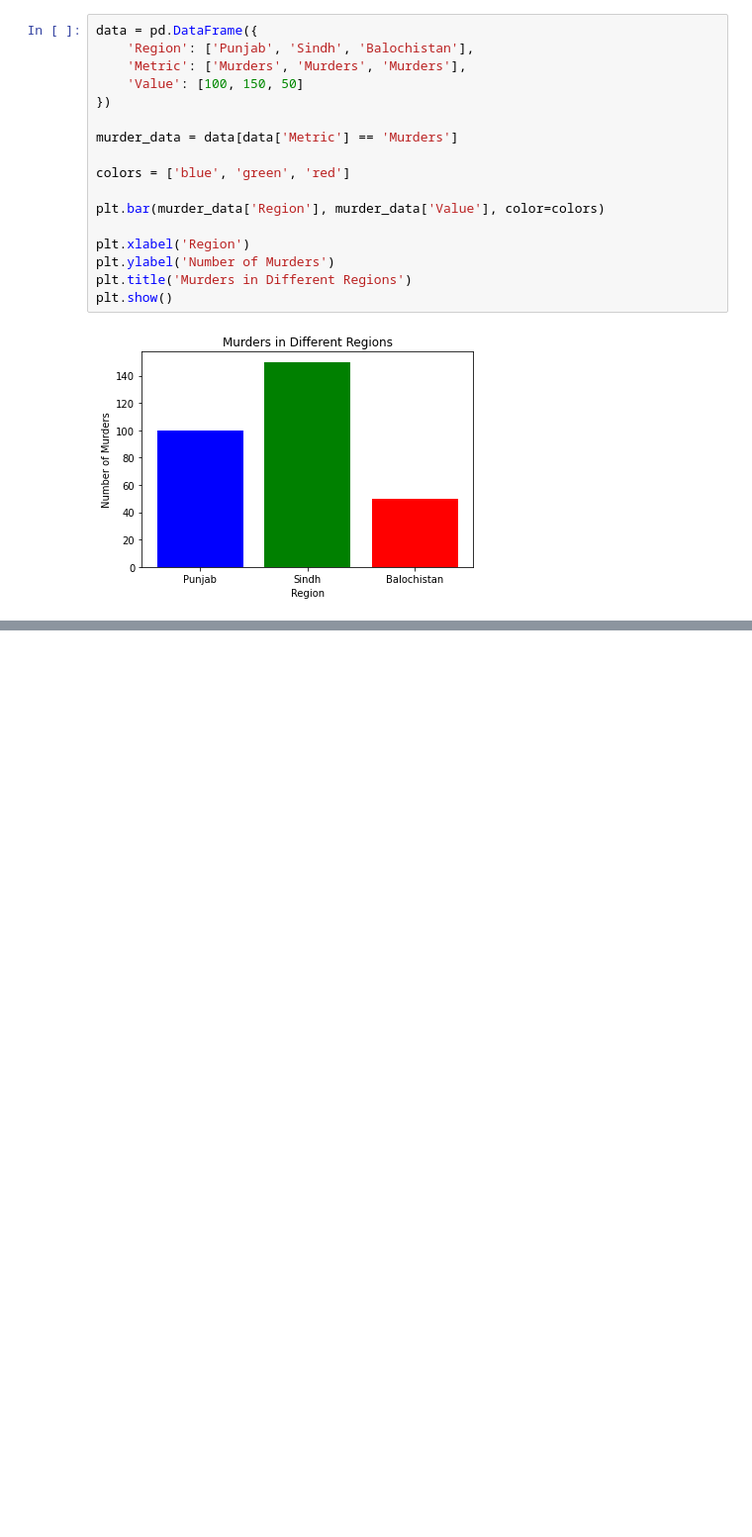
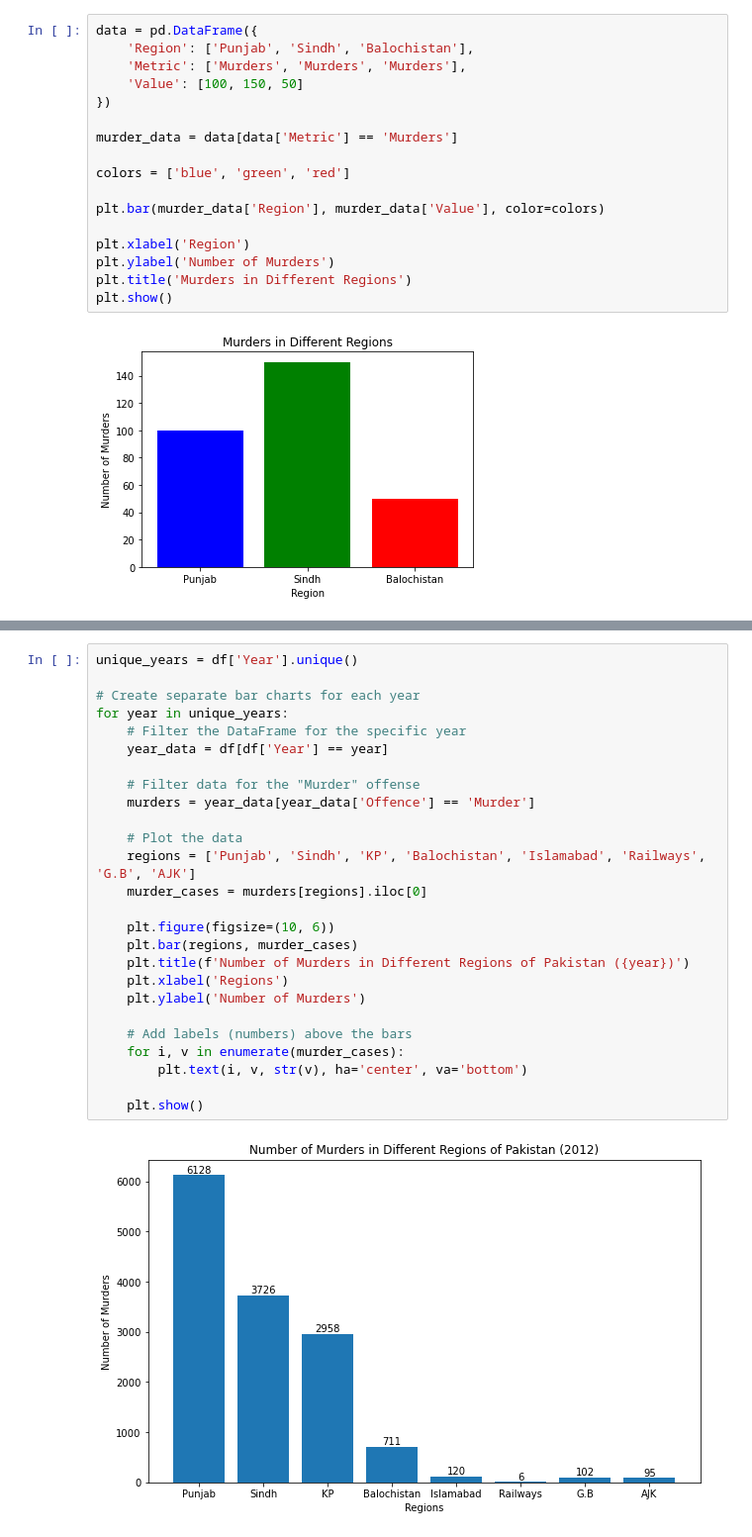
Before and after one commit to HassanFareedMughal/Big-Data-Analysis-on-Crimes, a Jupyter notebook: DSA Project.ipynb, the cells around one changed output, grey strips where cells are left out. Shown: that part at 99% size. Saved outputs shown, nothing was run; the diff lists cells and outputs as text; blank space fills up the shorter version.

```diff
--- a/DSA Project.ipynb
+++ b/DSA Project.ipynb
@@ -131,0 +151,28 @@ plt.show()
+# %%
+unique_years = df['Year'].unique()
+
+# Create separate bar charts for each year
+for year in unique_years:
+    # Filter the DataFrame for the specific year
+    year_data = df[df['Year'] == year]
+
+    # Filter data for the "Murder" offense
+    murders = year_data[year_data['Offence'] == 'Murder']
+
+    # Plot the data
+    regions = ['Punjab', 'Sindh', 'KP', 'Balochistan', 'Islamabad', 'Railways', 'G.B', 'AJK']
+    murder_cases = murders[regions].iloc[0]
+
+    plt.figure(figsize=(10, 6))
+    plt.bar(regions, murder_cases)
+    plt.title(f'Number of Murders in Different Regions of Pakistan ({year})')
+    plt.xlabel('Regions')
+    plt.ylabel('Number of Murders')
+
+    # Add labels (numbers) above the bars
+    for i, v in enumerate(murder_cases):
+        plt.text(i, v, str(v), ha='center', va='bottom')
+
+    plt.show()
+# %% [output]
+[figure, added]
```
Also changed, not shown: parts of 2 cells of this notebook.
